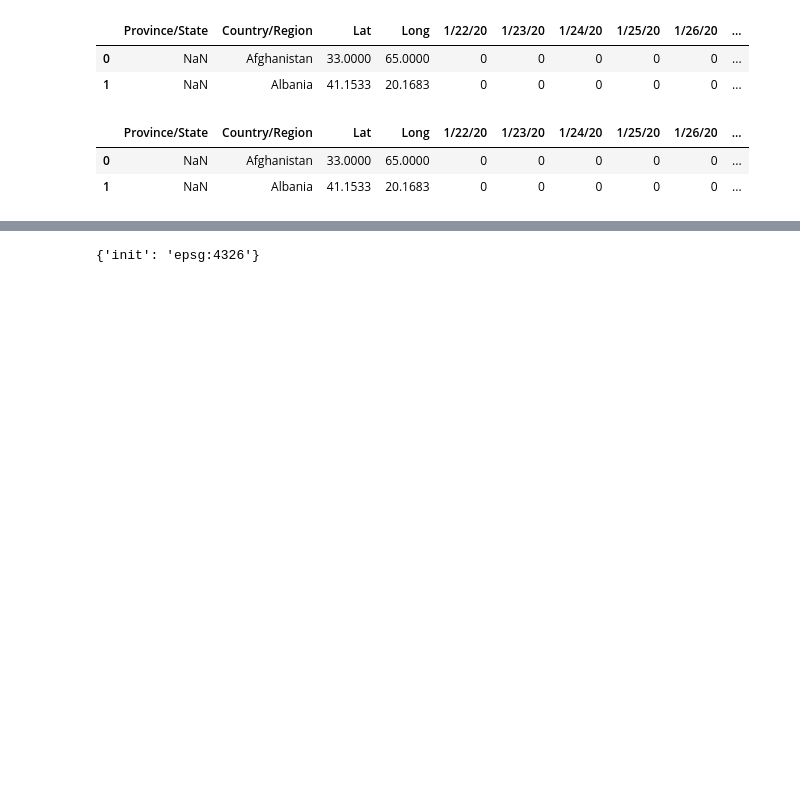
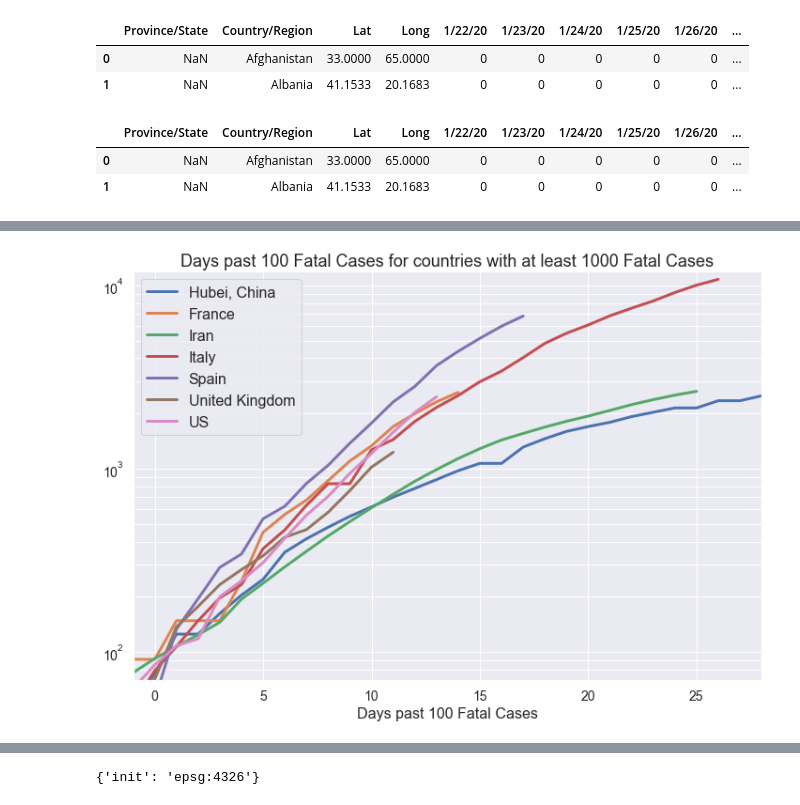
Before and after one commit to MattTriano/COVID-19_Viz, a Jupyter notebook: COVID-19_EDA_2.ipynb, the cells around one changed output, grey strips where cells are left out. Drawn from its saved outputs; the diff is of its cells as text; code cells hidden in the pictures; blank space fills up the shorter version.

```diff
--- a/COVID-19_EDA_2.ipynb
+++ b/COVID-19_EDA_2.ipynb
@@ -253,3 +255,14 @@ deaths_df.head(2)
 |  | date | Afghanistan | Albania | Algeria | Andorra | Angola | Antigua and Barbuda | Argentina | Armenia | ... |
 | 0 | 2020-01-22 | 0 | 0 | 0 | 0 | 0 | 0 | 0 | 0 | ... |
 | 1 | 2020-01-23 | 0 | 0 | 0 | 0 | 0 | 0 | 0 | 0 | ... |
+# %%
+thresh=100
+first_date_over_thresh = {}
+df=deaths_df
+for col in [col for col in df.columns if 'date' not in col]:
+    if df[col].max() >= thresh:
+        print(f"country: {col},  max val: {df[col].max()}")
+        over_thresh_df = df.loc[df[col] >= thresh, [col, 'date']]
+        over_thresh_df.reset_index(drop=True, inplace=True)
+        print(over_thresh_df.loc[0, 'date'].date())
+        first_date_over_thresh[col] = over_thresh_df.loc[0, 'date'].date()
@@ -255,0 +407,33 @@ deaths_df.head(2)
+# %%
+figsize=(12,8)
+df=countries_over_thresh_df
+total_thresh=1000
+fig, ax = plt.subplots(figsize=figsize)
+y_type='log'
+y_scale_base=10
+locations=None
+case_type='Fatal'
+
+max_total = 0
+max_days = 0
+
+if locations is None:
+    locations = [col.split('_')[0] for col in days_since_100_deaths_df.columns if '_' in col]
+
+for country in locations:
+    if df[country].max() >= total_thresh:
+        ax = df.plot(x=f"{country}_days_past", y=country, ax=ax, linewidth=3)
+        if df[country].max() >= max_total:
+            max_total = df[country].max()
+            max_days = df[f"{country}_days_past"].max()
+
+ax.set_title(f"Days past {thresh} {case_type} Cases for countries with at least {total_thresh} {case_type} Cases", fontsize=18)
+ax.set_yscale(y_type, basey=y_scale_base)
+ax.grid(b=True, which='both', axis='y')
+ax.set_xlim([-1, max_days + 2])
+ax.set_ylim([0.7*thresh, max_total*1.1])
+ax.set_xlabel(f"Days past {thresh} {case_type} Cases", fontsize=16)
+ax.legend(fontsize=16)
+ax.tick_params(which='both', labelsize=14)
+# %% [output]
+[figure, added]
```
Also changed, not shown: parts of 34 cells of this notebook.
